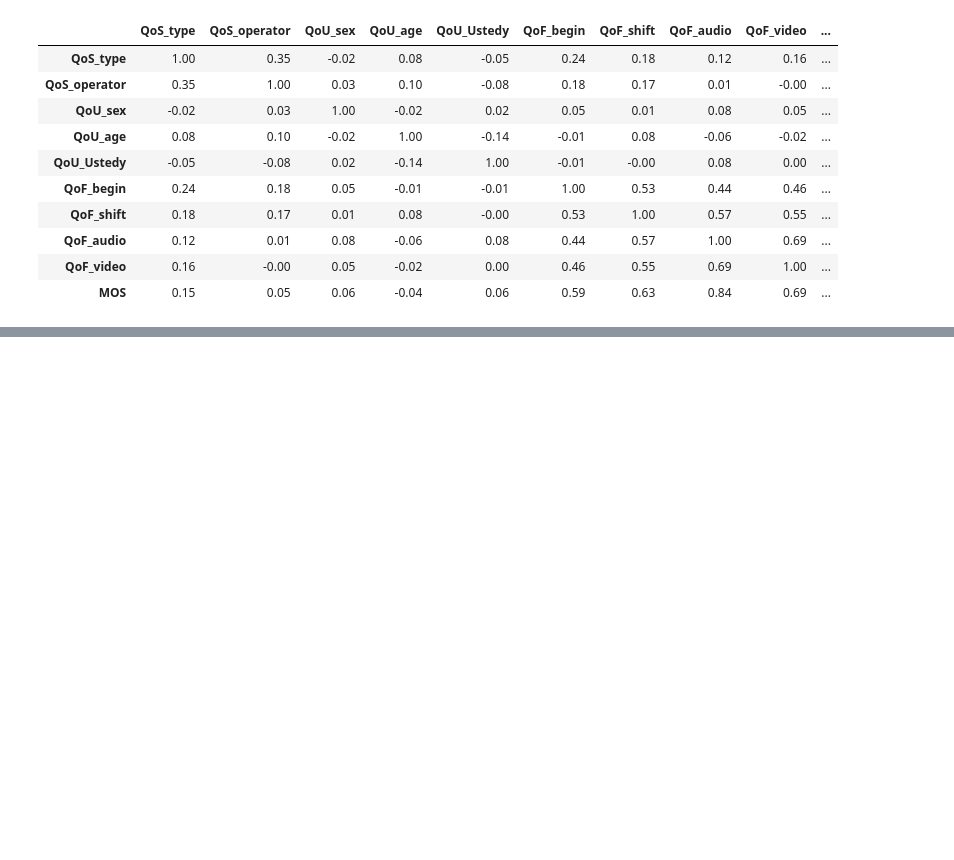
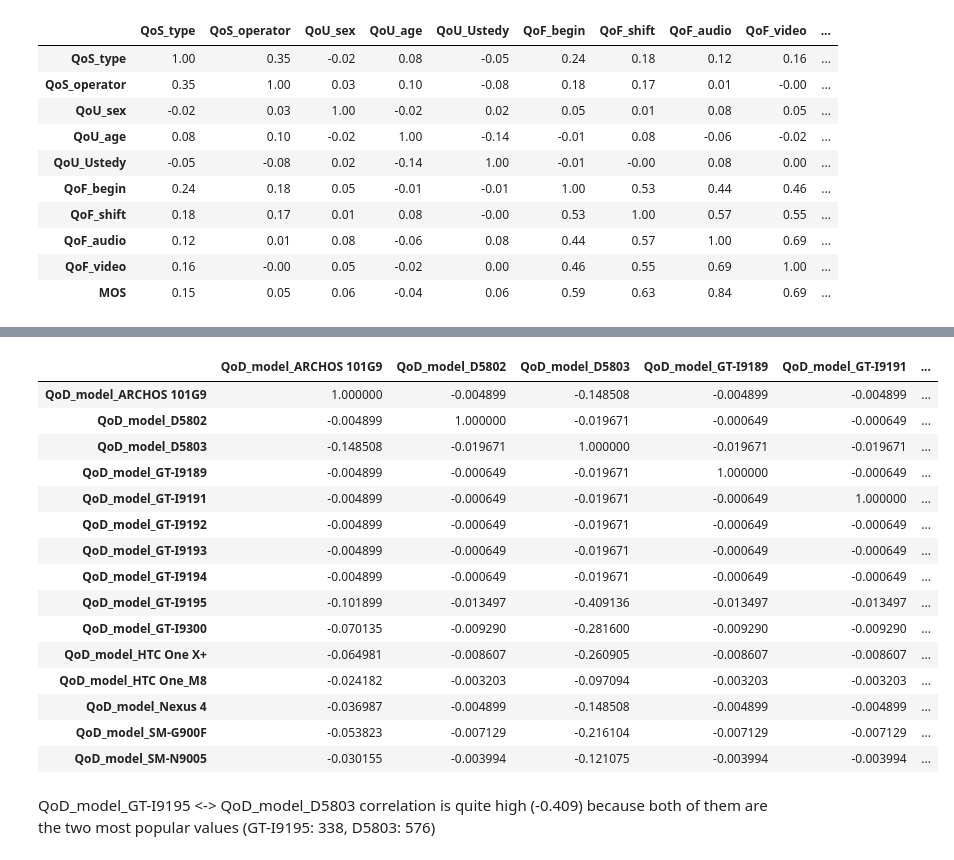
Before and after one commit to MarcoLuw/QoE-MOS-Prediction, a Jupyter notebook: data-exploration.ipynb, the cells around one changed output, grey strips where cells are left out. Saved outputs shown, nothing was run; the diff lists cells and outputs as text; code cells hidden in the pictures; blank space fills up the shorter version.

```diff
--- a/data-exploration.ipynb
+++ b/data-exploration.ipynb
@@ -592,0 +645,40 @@ corr_matrix_sub
+# %%
+from sklearn.preprocessing import OneHotEncoder
+
+ohe = OneHotEncoder(handle_unknown="ignore", sparse_output=False)
+
+# fit-transform the device column
+encoded = ohe.fit_transform(df[["QoD_model"]])
+
+# build a DataFrame with proper column names, aligned to df's index
+device_dummies = pd.DataFrame(
+    encoded,
+    columns=ohe.get_feature_names_out(["QoD_model"]),
+    index=df.index,
+)
+
+# concat back to original df
+df_encoded = pd.concat([df, device_dummies], axis=1)
+
+# correlation among the device dummy columns
+corr = df_encoded[device_dummies.columns].corr()
+corr
+# %% [output]
+|  | QoD_model_ARCHOS 101G9 | QoD_model_D5802 | QoD_model_D5803 | QoD_model_GT-I9189 | QoD_model_GT-I9191 | ... |
+| QoD_model_ARCHOS 101G9 | 1.000000 | -0.004899 | -0.148508 | -0.004899 | -0.004899 | ... |
+| QoD_model_D5802 | -0.004899 | 1.000000 | -0.019671 | -0.000649 | -0.000649 | ... |
+| QoD_model_D5803 | -0.148508 | -0.019671 | 1.000000 | -0.019671 | -0.019671 | ... |
+| QoD_model_GT-I9189 | -0.004899 | -0.000649 | -0.019671 | 1.000000 | -0.000649 | ... |
+| QoD_model_GT-I9191 | -0.004899 | -0.000649 | -0.019671 | -0.000649 | 1.000000 | ... |
+| QoD_model_GT-I9192 | -0.004899 | -0.000649 | -0.019671 | -0.000649 | -0.000649 | ... |
+| QoD_model_GT-I9193 | -0.004899 | -0.000649 | -0.019671 | -0.000649 | -0.000649 | ... |
+| QoD_model_GT-I9194 | -0.004899 | -0.000649 | -0.019671 | -0.000649 | -0.000649 | ... |
+| QoD_model_GT-I9195 | -0.101899 | -0.013497 | -0.409136 | -0.013497 | -0.013497 | ... |
+| QoD_model_GT-I9300 | -0.070135 | -0.009290 | -0.281600 | -0.009290 | -0.009290 | ... |
+| QoD_model_HTC One X+ | -0.064981 | -0.008607 | -0.260905 | -0.008607 | -0.008607 | ... |
+| QoD_model_HTC One_M8 | -0.024182 | -0.003203 | -0.097094 | -0.003203 | -0.003203 | ... |
+| QoD_model_Nexus 4 | -0.036987 | -0.004899 | -0.148508 | -0.004899 | -0.004899 | ... |
+| QoD_model_SM-G900F | -0.053823 | -0.007129 | -0.216104 | -0.007129 | -0.007129 | ... |
+| QoD_model_SM-N9005 | -0.030155 | -0.003994 | -0.121075 | -0.003994 | -0.003994 | ... |
+# %% [markdown]
+QoD_model_GT-I9195 <-> QoD_model_D5803 correlation is quite high (-0.409) because both of them are the two most popular values (GT-I9195: 338, D5803: 576)
```
Also changed, not shown: parts of 20 cells of this notebook, 3 other files.
